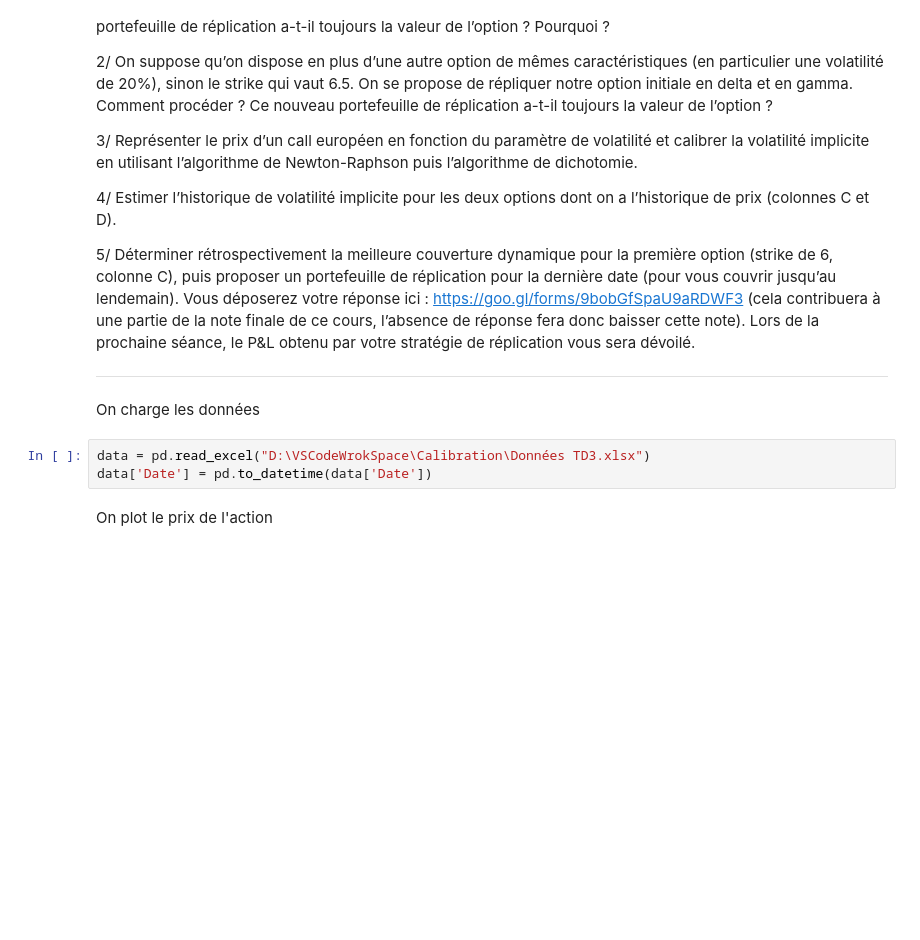
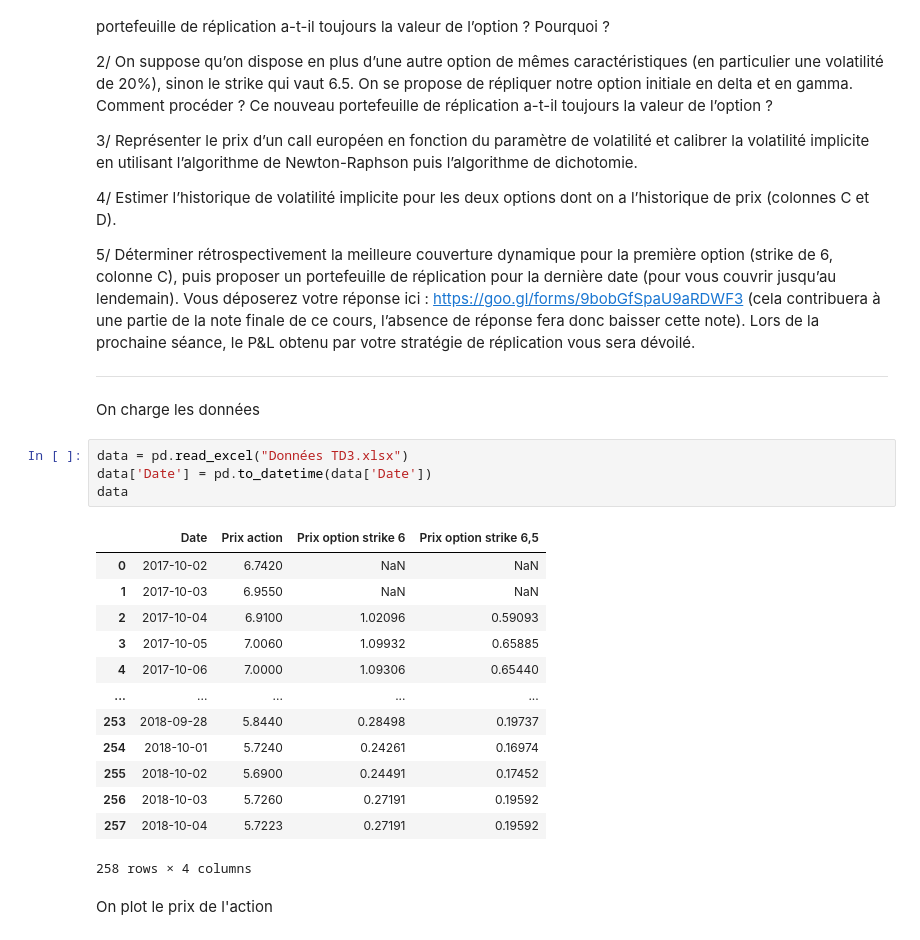
Before and after one commit to theomdvn/Calibration, a Jupyter notebook: TD3_pl.ipynb, the cells around one changed output. Drawn from its saved outputs; the diff is of its cells as text; blank space fills up the shorter version.

```diff
--- a/TD3_pl.ipynb
+++ b/TD3_pl.ipynb
@@ -37,8 +37,23 @@ dévoilé.
 # %% [markdown]
 On charge les données
 # %%
-data = pd.read_excel("D:\VSCodeWrokSpace\Calibration\Données TD3.xlsx")
+data = pd.read_excel("Données TD3.xlsx")
 data['Date'] = pd.to_datetime(data['Date'])
+data
+# %% [output]
+|  | Date | Prix action | Prix option strike 6 | Prix option strike 6,5 |
+| 0 | 2017-10-02 | 6.7420 | NaN | NaN |
+| 1 | 2017-10-03 | 6.9550 | NaN | NaN |
+| 2 | 2017-10-04 | 6.9100 | 1.02096 | 0.59093 |
+| 3 | 2017-10-05 | 7.0060 | 1.09932 | 0.65885 |
+| 4 | 2017-10-06 | 7.0000 | 1.09306 | 0.65440 |
+| ... | ... | ... | ... | ... |
+| 253 | 2018-09-28 | 5.8440 | 0.28498 | 0.19737 |
+| 254 | 2018-10-01 | 5.7240 | 0.24261 | 0.16974 |
+| 255 | 2018-10-02 | 5.6900 | 0.24491 | 0.17452 |
+| 256 | 2018-10-03 | 5.7260 | 0.27191 | 0.19592 |
+| 257 | 2018-10-04 | 5.7223 | 0.27191 | 0.19592 |
+258 rows × 4 columns
 # %% [markdown]
 On plot le prix de l'action
 # %%
```
Also changed, not shown: parts of 6 cells of this notebook, 4 other files.
